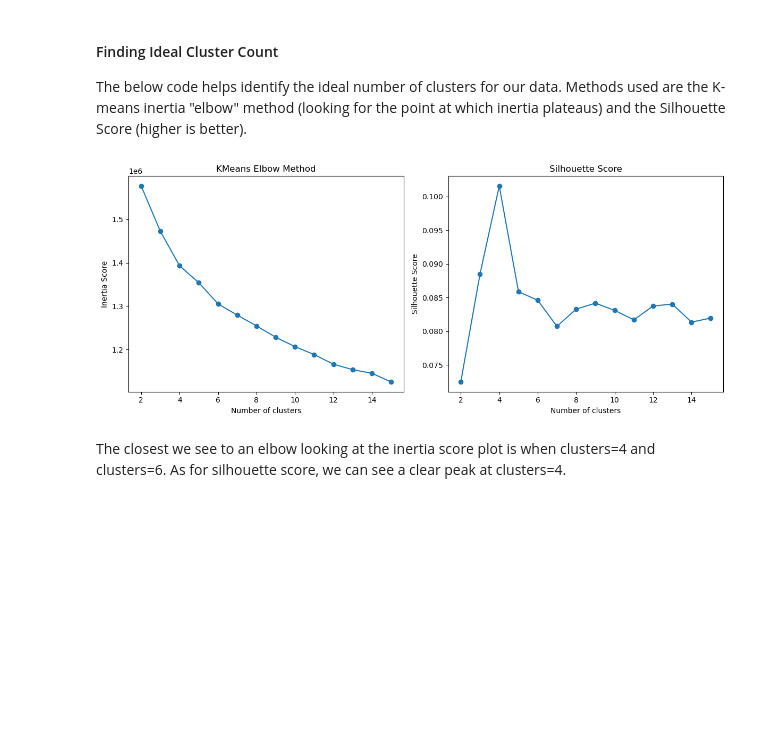
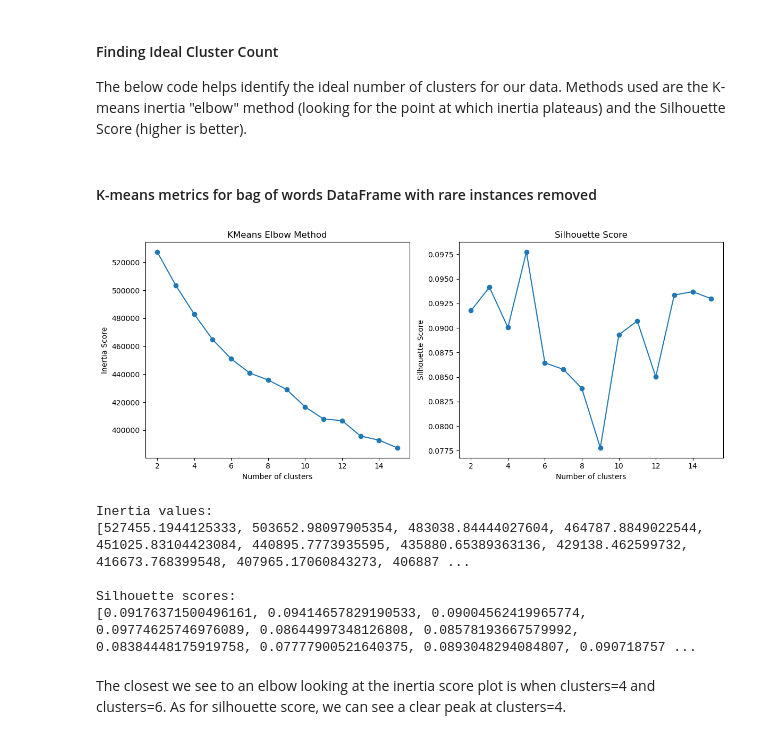
Before and after one commit to spidersocks/poke-team-predictor, a Jupyter notebook: Exploratory Data Analysis & Feature Engineering.ipynb, the cells around one changed output. Saved outputs shown, nothing was run; the diff lists cells and outputs as text; code cells hidden in the pictures; blank space fills up the shorter version.

```diff
--- a/Exploratory Data Analysis & Feature Engineering.ipynb
+++ b/Exploratory Data Analysis & Feature Engineering.ipynb
@@ -1115,15 +1134,3 @@ Below, we cluster using K-means. We then evaluate the optimal number of clusters
 #### Finding Ideal Cluster Count
 
 The below code helps identify the ideal number of clusters for our data. Methods used are the K-means inertia "elbow" method (looking for the point at which inertia plateaus) and the Silhouette Score (higher is better).
-# %%
-# # NOTE: this cell takes 10+ minutes to run! Feel free to just look at the visualizations below if you don't want to rerun.
-
-max_k = 15 # Try up to 15 clusters
-inertias = [] # "Sum of squared distances of samples to their closest cluster center, weighted by the sample weights if provided." - docs
-sil_scores = []
-
-for k in tqdm(range(2, max_k + 1), desc="Clustering (KMeans)", unit="k"):
-    kmeans = KMeans(n_clusters=k, random_state=RANDOM_SEED)
-    labels = kmeans.fit_predict(bow_counts_df_final)
-    inertias.append(kmeans.inertia_)
-    sil_scores.append(silhouette_score(bow_counts_df_final, labels))
@@ -1130,22 +1139,56 @@ for k in tqdm(range(2, max_k + 1), desc="Clustering (KMeans)", unit="k"):
 # %%
-# Plot inertia (Elbow)
-plt.figure(figsize=(12, 5))
-plt.subplot(1, 2, 1)
-plt.plot(range(2, max_k + 1), inertias, marker='o')
-plt.title("KMeans Elbow Method")
-plt.xlabel("Number of clusters")
-plt.ylabel("Inertia Score")
+# # NOTE: this function takes 10+ minutes to run! Feel free to just look at the visualizations below if you don't want to rerun.
 
-# Plot silhouette score
-plt.subplot(1, 2, 2)
-plt.plot(range(2, max_k + 1), sil_scores, marker='o')
-plt.title("Silhouette Score")
-plt.xlabel("Number of clusters")
-plt.ylabel("Silhouette Score")
+def plot_kmeans_metrics(df, max_k=15, random_state=42):
+    """
+    Runs KMeans clustering for k=2 to max_k, plots inertia and silhouette score,
+    and prints their arrays.
+    """
+    inertias = []
+    sil_scores = []
+    ks = range(2, max_k + 1)
 
-plt.tight_layout()
-plt.show()
+    df_scaled = MinMaxScaler().fit_transform(df)
+
+    for k in tqdm(ks, desc="Clustering (KMeans)", unit="k"):
+        kmeans = KMeans(n_clusters=k, random_state=random_state)
+        labels = kmeans.fit_predict(df_scaled)
+        inertias.append(kmeans.inertia_)
+        sil_scores.append(silhouette_score(df_scaled, labels))
+
+    # Plot inertia (Elbow)
+    plt.figure(figsize=(12, 5))
+    plt.subplot(1, 2, 1)
+    plt.plot(ks, inertias, marker='o')
+    plt.title("KMeans Elbow Method")
+    plt.xlabel("Number of clusters")
+    plt.ylabel("Inertia Score")
+
+    # Plot silhouette score
+    plt.subplot(1, 2, 2)
+    plt.plot(ks, sil_scores, marker='o')
+    plt.title("Silhouette Score")
+    plt.xlabel("Number of clusters")
+    plt.ylabel("Silhouette Score")
+
+    plt.tight_layout()
+    plt.show()
+
+    # Print arrays
+    print("Inertia values:")
+    print(inertias)
+    print("\nSilhouette scores:")
+    print(sil_scores)
-# %% [output]
-[figure, removed]
+# %% [markdown]
+#### K-means metrics for bag of words DataFrame with rare instances removed
+# %%
+plot_kmeans_metrics(bow_counts_df_final)
+# %% [output]
+[figure, added]
+Inertia values:
+[527455.1944125333, 503652.98097905354, 483038.84444027604, 464787.8849022544, 451025.83104423084, 440895.7773935595, 435880.65389363136, 429138.462599732, 416673.768399548, 407965.17060843273, 406887 ...
+
+Silhouette scores:
+[0.09176371500496161, 0.09414657829190533, 0.09004562419965774, 0.09774625746976089, 0.08644997348126808, 0.08578193667579992, 0.08384448175919758, 0.07777900521640375, 0.0893048294084807, 0.090718757 ...
 # %% [markdown]
 The closest we see to an elbow looking at the inertia score plot is when clusters=4 and clusters=6. As for silhouette score, we can see a clear peak at clusters=4.
```
Also changed, not shown: parts of 30 cells of this notebook, 5 other files.
